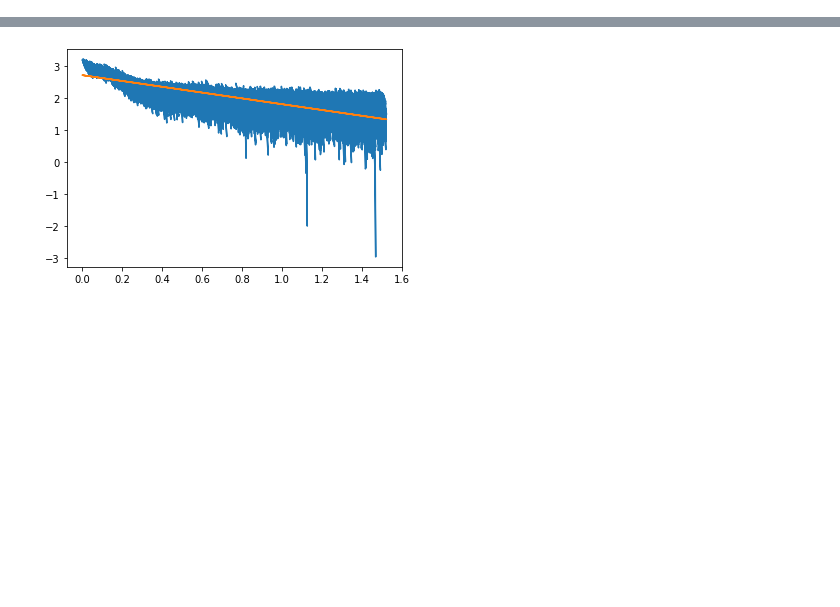
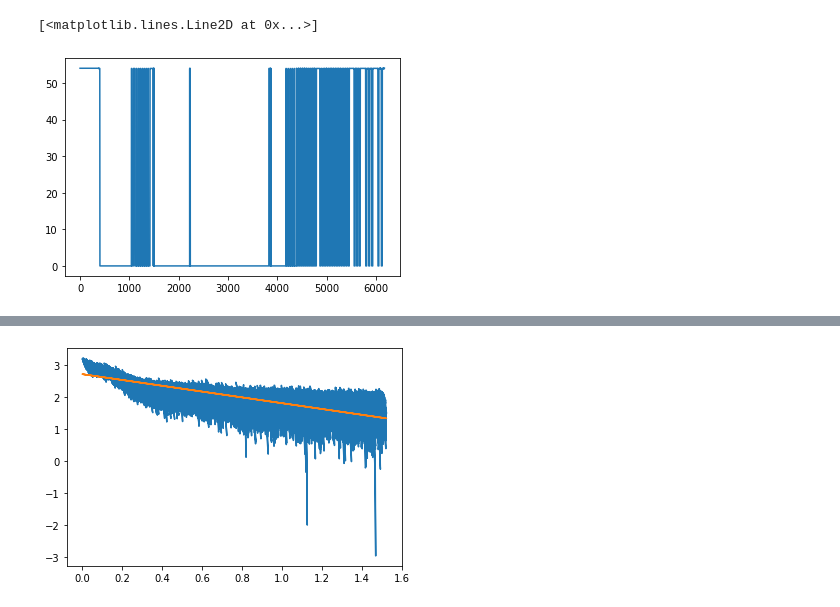
Before and after one commit to kaveeken/tweez-split, a Jupyter notebook: autobook.ipynb, the cells around one changed output, grey strips where cells are left out. Saved outputs shown, nothing was run; the diff lists cells and outputs as text; code cells hidden in the pictures; blank space fills up the shorter version.

```diff
--- a/autobook.ipynb
+++ b/autobook.ipynb
@@ -30,0 +39,9 @@ plt.plot(signal[::10000])
+# %%
+b1x = d['Bead position']['Bead 1 Y']
+b2x = d['Bead position']['Bead 2 Y']
+pos1x = [pos for (stamp, pos) in b1x]
+pos2x = [pos for (stamp, pos) in b2x]
+plt.plot(pos1x)
+# %% [output]
+[<matplotlib.lines.Line2D at 0x...>]
+[figure, added]
```
Also changed, not shown: parts of 6 cells of this notebook.
